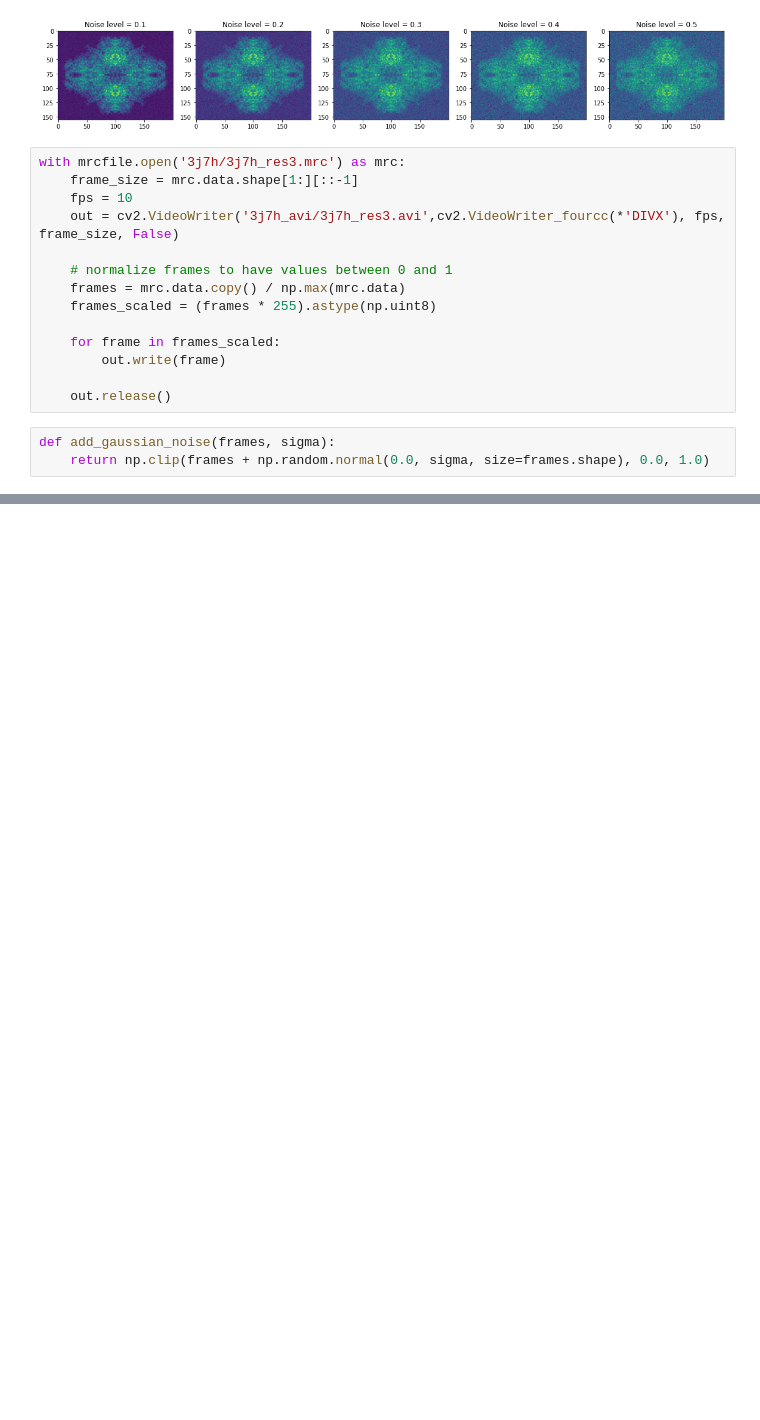
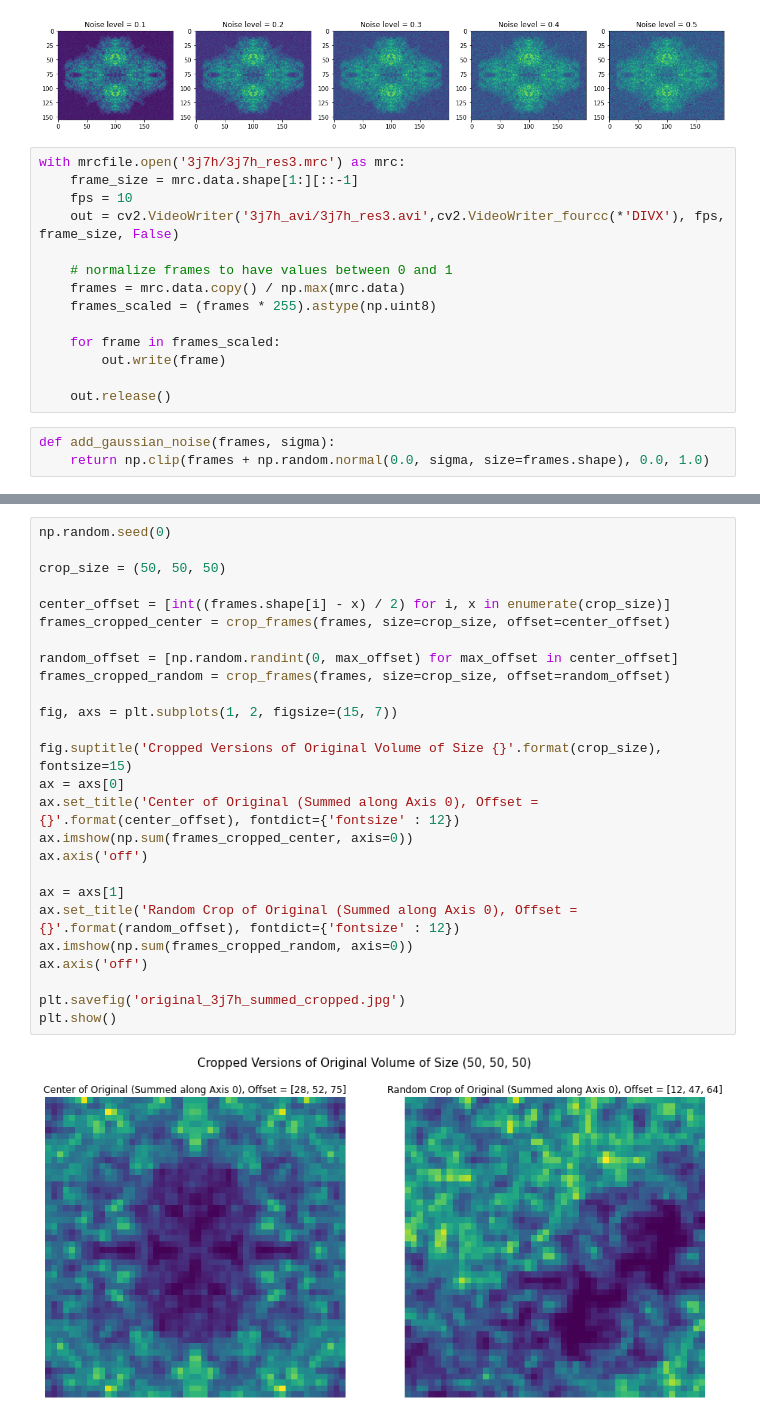
Before and after one commit to UltimateJupiter/RIBM4D, a Jupyter notebook: data/convert_mrc.ipynb, the cells around one changed output, grey strips where cells are left out. Cells and saved outputs as stored; diff of their text form; blank space fills up the shorter version.

```diff
--- a/data/convert_mrc.ipynb
+++ b/data/convert_mrc.ipynb
@@ -104,0 +120,28 @@ for label, file in enumerate(noisy):
+# %%
+np.random.seed(0)
+
+crop_size = (50, 50, 50)
+
+center_offset = [int((frames.shape[i] - x) / 2) for i, x in enumerate(crop_size)]
+frames_cropped_center = crop_frames(frames, size=crop_size, offset=center_offset)
+
+random_offset = [np.random.randint(0, max_offset) for max_offset in center_offset]
+frames_cropped_random = crop_frames(frames, size=crop_size, offset=random_offset)
+
+fig, axs = plt.subplots(1, 2, figsize=(15, 7))
+
+fig.suptitle('Cropped Versions of Original Volume of Size {}'.format(crop_size), fontsize=15)
+ax = axs[0]
+ax.set_title('Center of Original (Summed along Axis 0), Offset = {}'.format(center_offset), fontdict={'fontsize' : 12})
+ax.imshow(np.sum(frames_cropped_center, axis=0))
+ax.axis('off')
+
+ax = axs[1]
+ax.set_title('Random Crop of Original (Summed along Axis 0), Offset = {}'.format(random_offset), fontdict={'fontsize' : 12})
+ax.imshow(np.sum(frames_cropped_random, axis=0))
+ax.axis('off')
+
+plt.savefig('original_3j7h_summed_cropped.jpg')
+plt.show()
+# %% [output]
+[figure, added]
```
Also changed, not shown: parts of 7 cells of this notebook, 39 other files.
